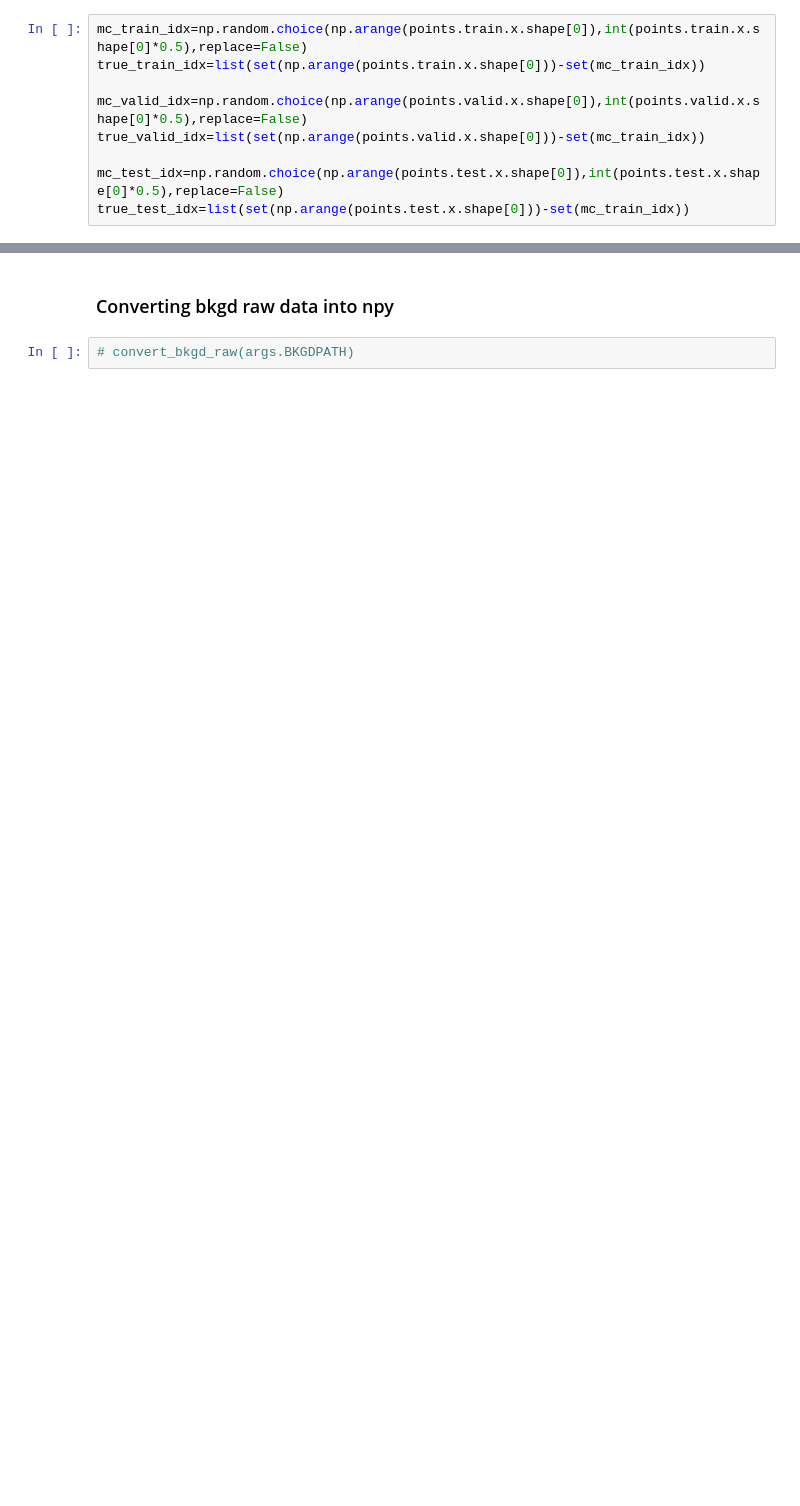
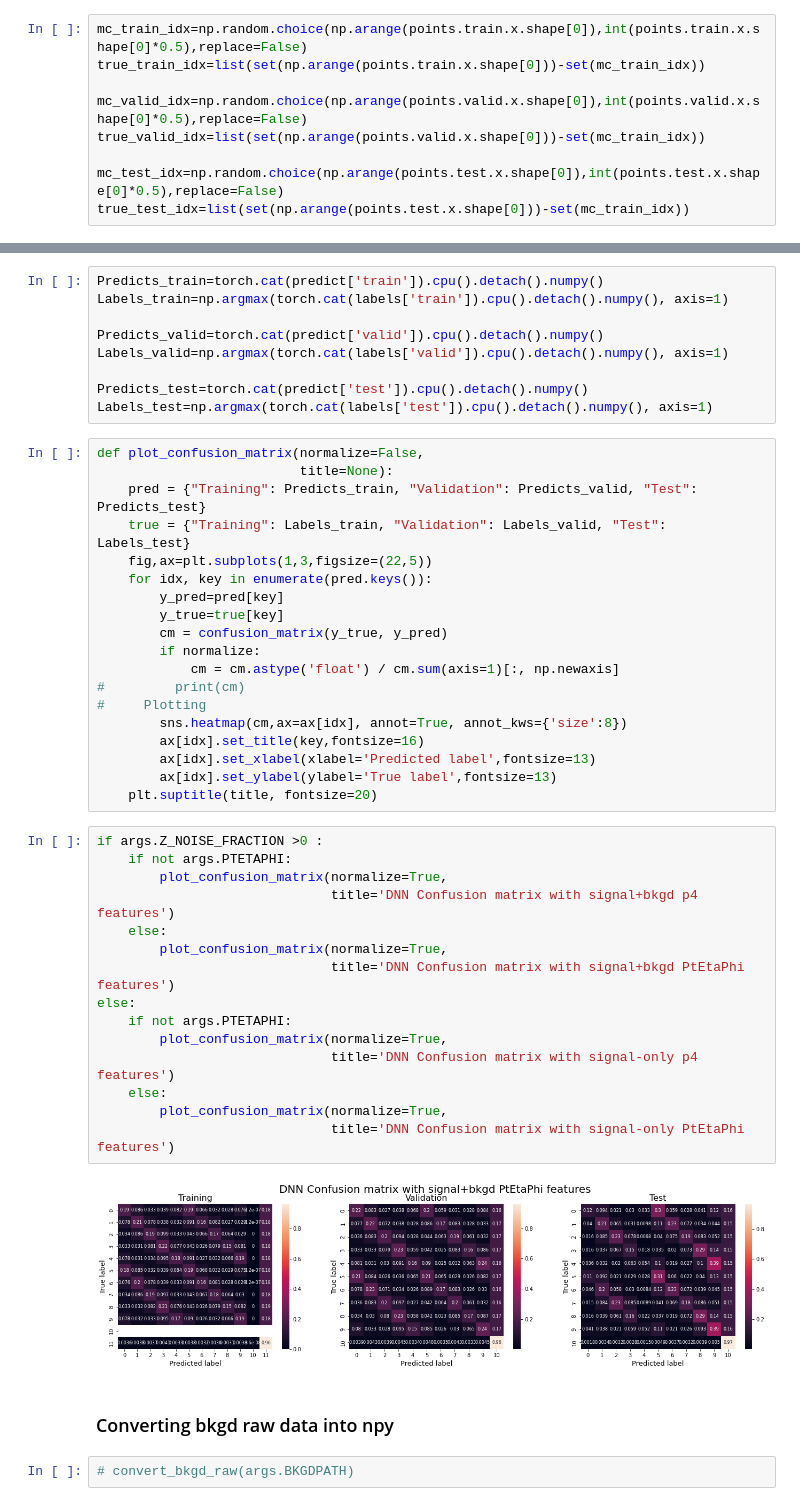
Before and after one commit to beatrice-pan/HiggsCP_DNN_modified, a Jupyter notebook: torch_model-rhorho-DNN.ipynb, the cells around one changed output, grey strips where cells are left out. Cells and saved outputs as stored; diff of their text form; blank space fills up the shorter version.

```diff
--- a/torch_model-rhorho-DNN.ipynb
+++ b/torch_model-rhorho-DNN.ipynb
@@ -226,3 +357,48 @@ with open('Results/TrainingOutputs/'+decaymode+'_TrainingOutputs.txt','wb') as f
+# %%
+Predicts_train=torch.cat(predict['train']).cpu().detach().numpy()
+Labels_train=np.argmax(torch.cat(labels['train']).cpu().detach().numpy(), axis=1)
+
+Predicts_valid=torch.cat(predict['valid']).cpu().detach().numpy()
+Labels_valid=np.argmax(torch.cat(labels['valid']).cpu().detach().numpy(), axis=1)
+
+Predicts_test=torch.cat(predict['test']).cpu().detach().numpy()
+Labels_test=np.argmax(torch.cat(labels['test']).cpu().detach().numpy(), axis=1)
+# %%
+def plot_confusion_matrix(normalize=False,
+                          title=None):
+    pred = {"Training": Predicts_train, "Validation": Predicts_valid, "Test": Predicts_test}
+    true = {"Training": Labels_train, "Validation": Labels_valid, "Test": Labels_test}
+    fig,ax=plt.subplots(1,3,figsize=(22,5))
+    for idx, key in enumerate(pred.keys()):
+        y_pred=pred[key]
+        y_true=true[key]
+        cm = confusion_matrix(y_true, y_pred)
+        if normalize:
+            cm = cm.astype('float') / cm.sum(axis=1)[:, np.newaxis]
+#         print(cm)
+#     Plotting
+        sns.heatmap(cm,ax=ax[idx], annot=True, annot_kws={'size':8})
+        ax[idx].set_title(key,fontsize=16)
+        ax[idx].set_xlabel(xlabel='Predicted label',fontsize=13)
+        ax[idx].set_ylabel(ylabel='True label',fontsize=13)
+    plt.suptitle(title, fontsize=20)
+# %%
+if args.Z_NOISE_FRACTION >0 :
+    if not args.PTETAPHI:
+        plot_confusion_matrix(normalize=True,
+                              title='DNN Confusion matrix with signal+bkgd p4 features')
+    else:
+        plot_confusion_matrix(normalize=True,
+                              title='DNN Confusion matrix with signal+bkgd PtEtaPhi features')
+else:
+    if not args.PTETAPHI:
+        plot_confusion_matrix(normalize=True,
+                              title='DNN Confusion matrix with signal-only p4 features')
+    else:
+        plot_confusion_matrix(normalize=True,
+                              title='DNN Confusion matrix with signal-only PtEtaPhi features')
+# %% [output]
+[figure, added]
 # %% [markdown]
 ### Converting bkgd raw data into npy
 # %%
```
Also changed, not shown: parts of 40 cells of this notebook.
